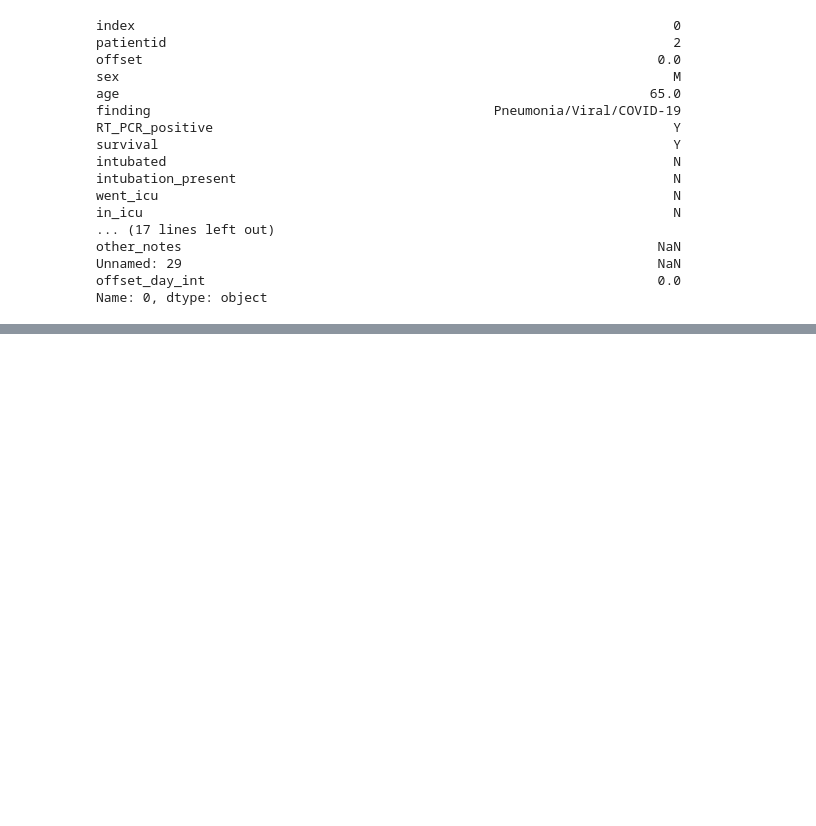
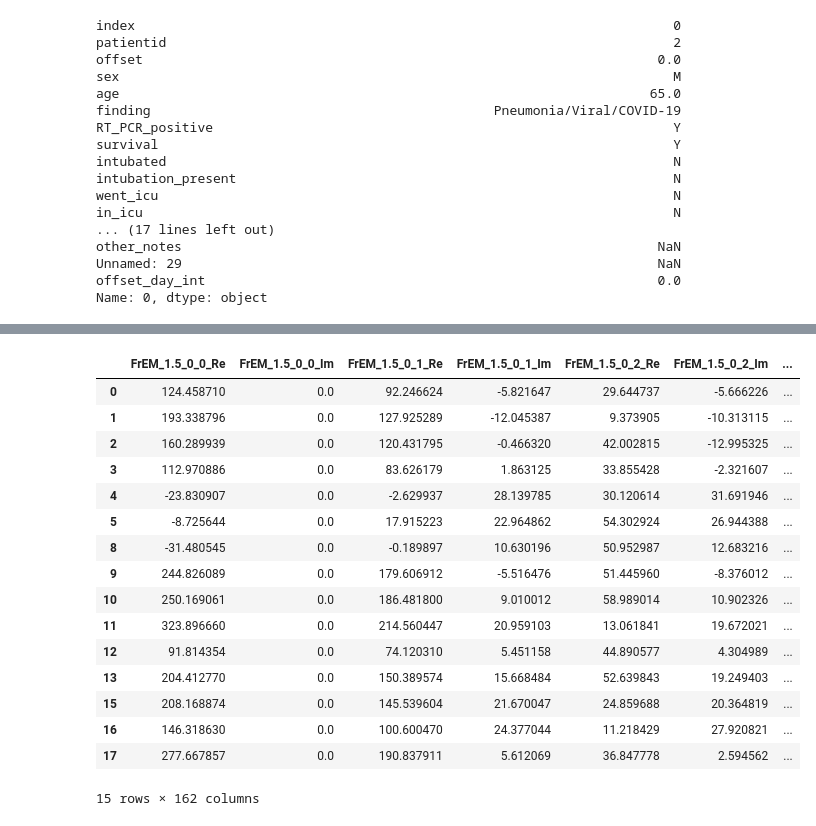
Before and after one commit to damibran/COVID-19_ML_Prediction, a Jupyter notebook: xrv_coviddataset_test.ipynb, the cells around one changed output, grey strips where cells are left out. Drawn from its saved outputs; the diff is of its cells as text; code cells hidden in the pictures; blank space fills up the shorter version.

```diff
--- a/xrv_coviddataset_test.ipynb
+++ b/xrv_coviddataset_test.ipynb
@@ -101,0 +118,22 @@ Length: 601, dtype: object
+# %%
+dff = dff.drop([6,7,14],axis=0)
+# %%
+dff
+# %% [output]
+|  | FrEM_1.5_0_0_Re | FrEM_1.5_0_0_Im | FrEM_1.5_0_1_Re | FrEM_1.5_0_1_Im | FrEM_1.5_0_2_Re | FrEM_1.5_0_2_Im | ... |
+| 0 | 124.458710 | 0.0 | 92.246624 | -5.821647 | 29.644737 | -5.666226 | ... |
+| 1 | 193.338796 | 0.0 | 127.925289 | -12.045387 | 9.373905 | -10.313115 | ... |
+| 2 | 160.289939 | 0.0 | 120.431795 | -0.466320 | 42.002815 | -12.995325 | ... |
+| 3 | 112.970886 | 0.0 | 83.626179 | 1.863125 | 33.855428 | -2.321607 | ... |
+| 4 | -23.830907 | 0.0 | -2.629937 | 28.139785 | 30.120614 | 31.691946 | ... |
+| 5 | -8.725644 | 0.0 | 17.915223 | 22.964862 | 54.302924 | 26.944388 | ... |
+| 8 | -31.480545 | 0.0 | -0.189897 | 10.630196 | 50.952987 | 12.683216 | ... |
+| 9 | 244.826089 | 0.0 | 179.606912 | -5.516476 | 51.445960 | -8.376012 | ... |
+| 10 | 250.169061 | 0.0 | 186.481800 | 9.010012 | 58.989014 | 10.902326 | ... |
+| 11 | 323.896660 | 0.0 | 214.560447 | 20.959103 | 13.061841 | 19.672021 | ... |
+| 12 | 91.814354 | 0.0 | 74.120310 | 5.451158 | 44.890577 | 4.304989 | ... |
+| 13 | 204.412770 | 0.0 | 150.389574 | 15.668484 | 52.639843 | 19.249403 | ... |
+| 15 | 208.168874 | 0.0 | 145.539604 | 21.670047 | 24.859688 | 20.364819 | ... |
+| 16 | 146.318630 | 0.0 | 100.600470 | 24.377044 | 11.218429 | 27.920821 | ... |
+| 17 | 277.667857 | 0.0 | 190.837911 | 5.612069 | 36.847778 | 2.594562 | ... |
+15 rows × 162 columns
```
Also changed, not shown: parts of 16 cells of this notebook, 1 other file.
